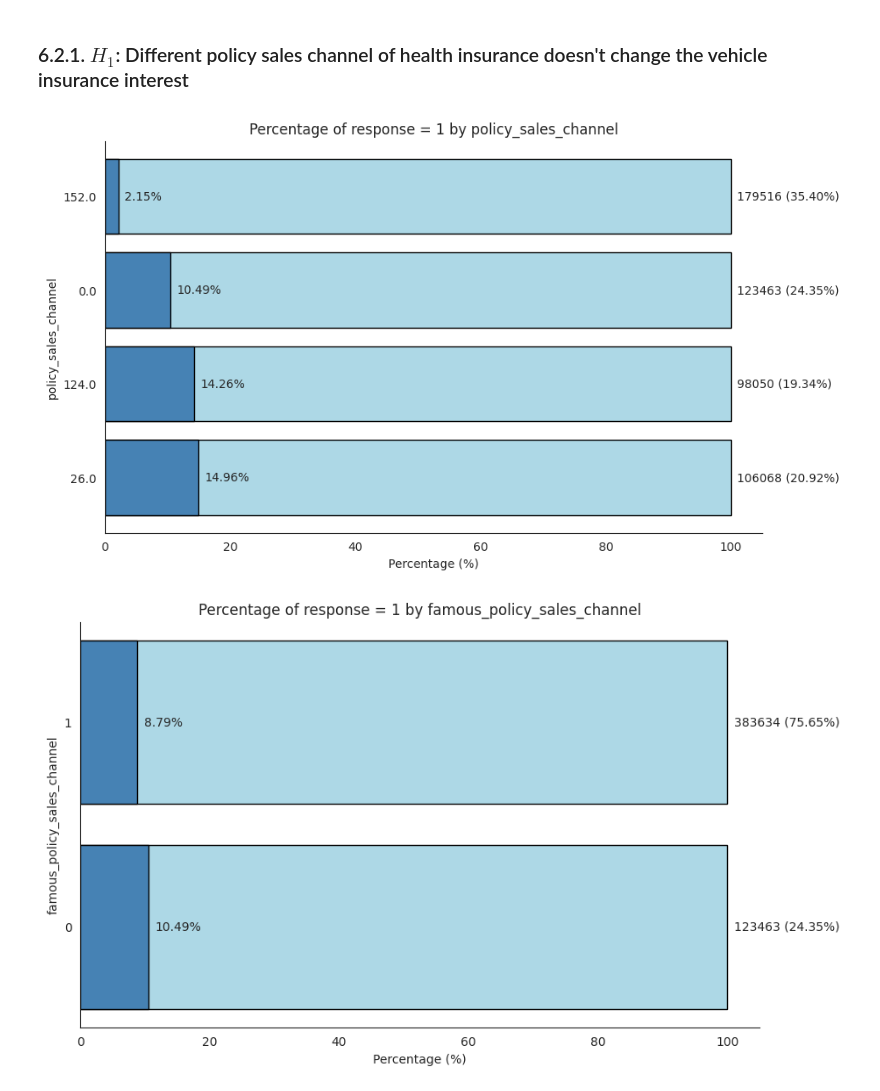
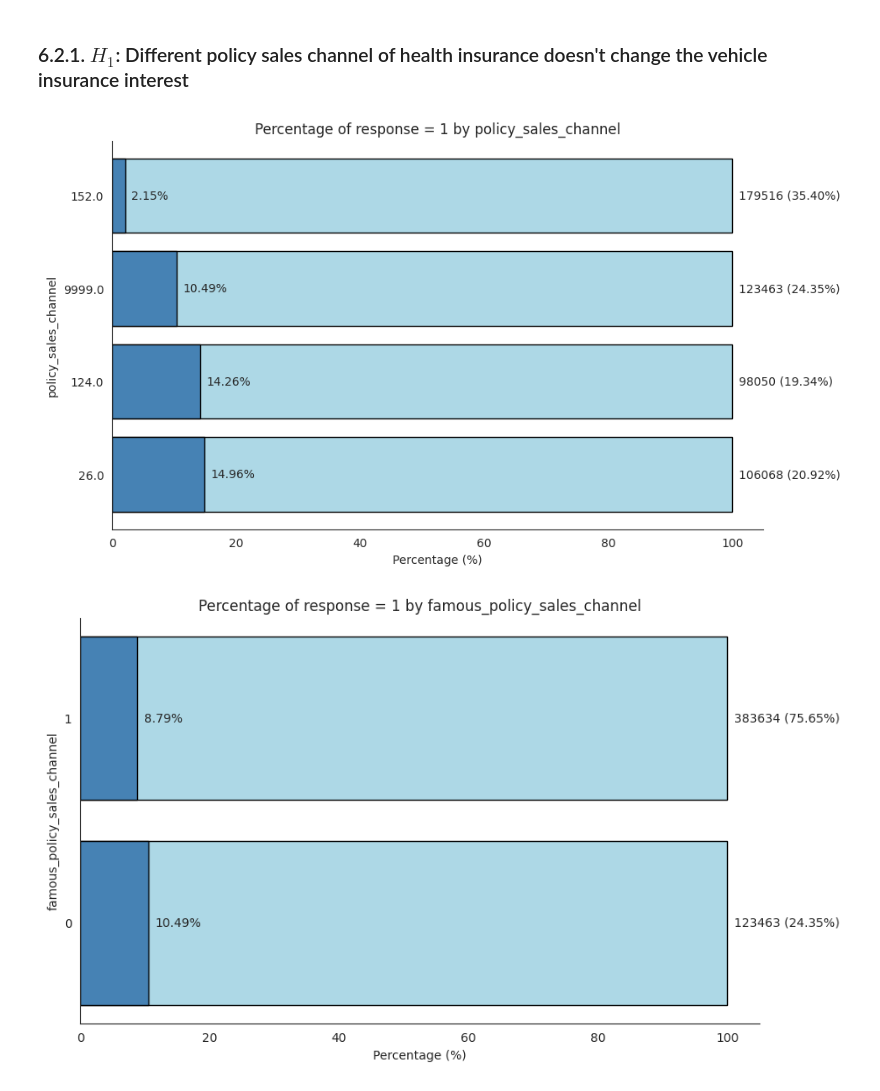
Before and after one commit to Emersonmiady/health-insurance-cross-sell, a Jupyter notebook: src/hi_cs_analysis.ipynb, the cells around one changed output. Saved outputs shown, nothing was run; the diff lists cells and outputs as text; code cells hidden in the pictures.

```diff
--- a/src/hi_cs_analysis.ipynb
+++ b/src/hi_cs_analysis.ipynb
@@ -660,15 +660,15 @@ sns.despine();
 # %%
 # Plotting the response by top 3 popular policy_sales_channel
 top_three_pc = list(df_eda['policy_sales_channel']\
             .value_counts()\
             .reset_index()\
             .head(3)['policy_sales_channel'])
 
-df_eda.loc[~df_eda['policy_sales_channel'].isin(top_three_pc), 'policy_sales_channel'] = 0
+df_eda.loc[~df_eda['policy_sales_channel'].isin(top_three_pc), 'policy_sales_channel'] = 9999
 
 plot_percentage_by_category(df_eda, 'policy_sales_channel', 'response')
 # %% [output]
-[figure, old version]
+[figure, new version]
 # %%
 # Famous policy_sales_channel
 plot_percentage_by_category(df_eda, 'famous_policy_sales_channel', 'response')
```
